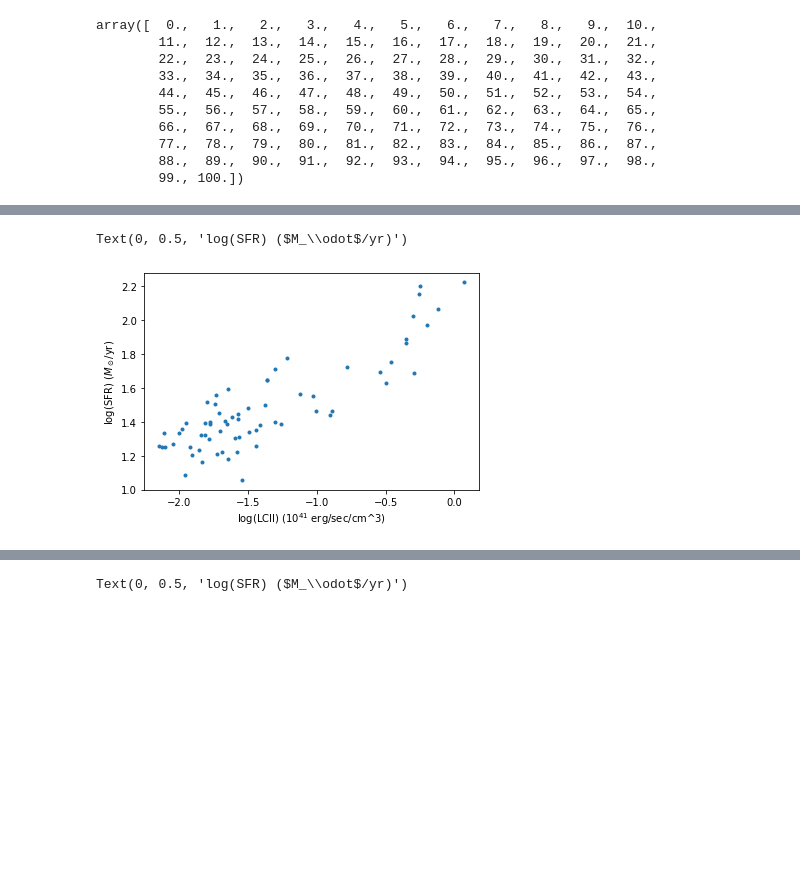
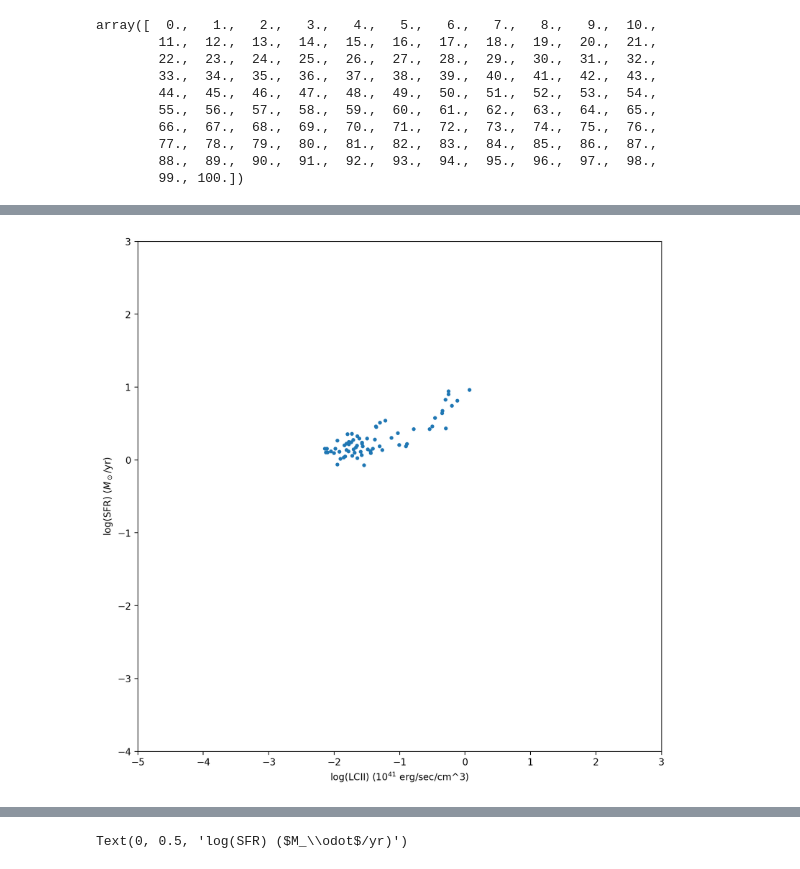
Before and after one commit to cavestruz/croc_CII, a Jupyter notebook: tools/Testing Notebook.ipynb, the cells around one changed output, grey strips where cells are left out. Saved outputs shown, nothing was run; the diff lists cells and outputs as text; code cells hidden in the pictures; blank space fills up the shorter version.

Commit message:
Currently outputs and plots SFR and Mass

```diff
--- a/tools/Testing Notebook.ipynb
+++ b/tools/Testing Notebook.ipynb
@@ -401,7 +401,7 @@ plot_list = ['CII_H2_ortho','CII_H2_para','LCII_total']
 
 halo_table = Table.read('/home/rnoorali/Data/halo_catalogs/out_14.list',format = "ascii.commented_header")
 
-col_list = ['LCII_total_ave','sphere_vol','SFR']
+col_list = ['CII_e_cooling','CII_a_cooling','CII_HeI_cooling','CII_CMB_emission','CII_H2_ortho','CII_H2_para','LCII_total','sphere_vol','SFR']
 
 halo_table.add_index('Mvir')
 largest_mass = halo_table[halo_table.loc_indices[np.amax(halo_table['Mvir'])]]
@@ -680,18 +697,18 @@ for row in halo_table['Tracker']:
     sphere = make_sphere_region(halo_table[row])
     data = sphere['data_object']
 #     radius = sphere['width'].to('cm')/2
-
-    halo_table['LCII_total_ave'][row] = float(data.quantities.weighted_average_quantity(('gas','LCII_total'),('gas','cell_volume')))
+    for quant in col_list[:-2]:
+        halo_table[quant][row] = float(data.quantities.weighted_average_quantity(('gas',quant),('gas','cell_volume')))
 
     halo_table['sphere_vol'][row] = data.quantities.total_quantity(('gas','cell_volume'))
-    total_young_star_mass = data.quantities.total_quantity(('STAR','particle_mass'))
-    halo_table['SFR'][row] = total_young_star_mass.to('Msun')/20./10.**6
+    total_young_star_mass = data.quantities.total_quantity(('young_stars','particle_mass'))
+    halo_table['SFR'][row] = total_young_star_mass.to('Msun')/20./(10.**6)
 #     print(row)
     del sphere,data
     if row>65:
         break
 halo_table.remove_column('Tracker')
-print_table = halo_table[halo_table['LCII_total_ave'] !=-0.0123]
+# print_table = halo_table[halo_table['LCII_total_ave'] !=-0.0123]
 
 halo_table.write('/home/rnoorali/Data/rnoorali_turbo/LCII_total_all_halos_65_most_massive.txt',format='ascii',overwrite=True)
 # %% [output]
@@ -819,9 +834,15 @@ massive_halos
+# %%
+massive_halos.sort(['SFR'],reverse=True)
+massive_halos = massive_halos[:-52]
 # %%
-plt.plot(np.log10(massive_halos['LCII_total_ave']*massive_halos['sphere_vol'])-41.,np.log10(massive_halos['SFR']),'.')
+from matplotlib.pyplot import figure
+figure(figsize=(10,10),dpi=200)
+plt.plot(np.log10(massive_halos['LCII_total']*massive_halos['sphere_vol'])-41.,np.log10(massive_halos['SFR']),'.')
 plt.xlabel(r'log(LCII) ($10^{41}$ erg/sec/cm^3)')
 plt.ylabel(r'log(SFR) ($M_\odot$/yr)')
-# plt.xticks(np.arange(-7, -2, step=1))
-# plt.yticks(np.arange(-3, 4, step=1))
+plt.xticks(np.arange(-5, 4, step=1))
+plt.yticks(np.arange(-4, 4, step=1))
+
+plt.show()
 # %% [output]
-Text(0, 0.5, 'log(SFR) ($M_\\odot$/yr)')
-[figure, old version]
+[figure, new version]
```
Also changed, not shown: parts of 23 cells of this notebook, 6 other files.
